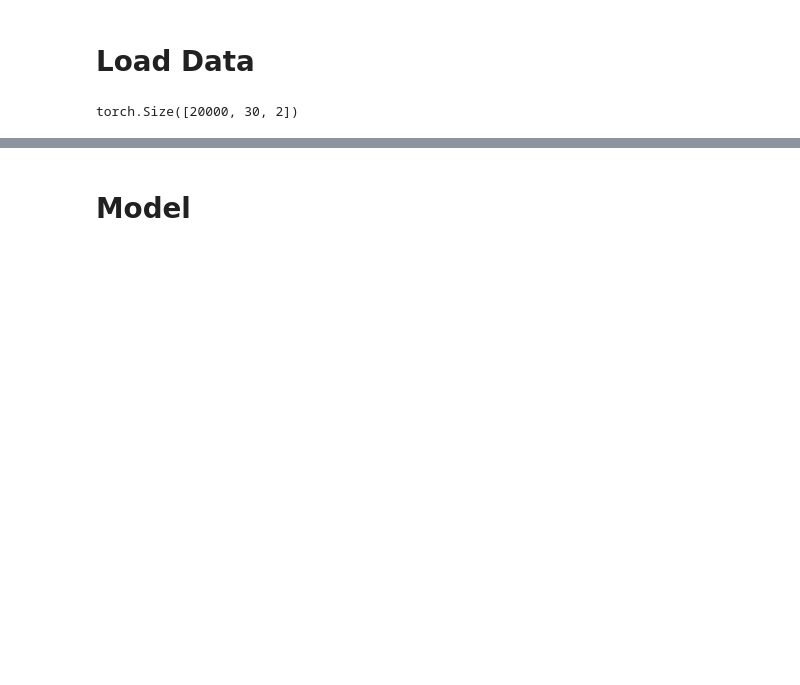
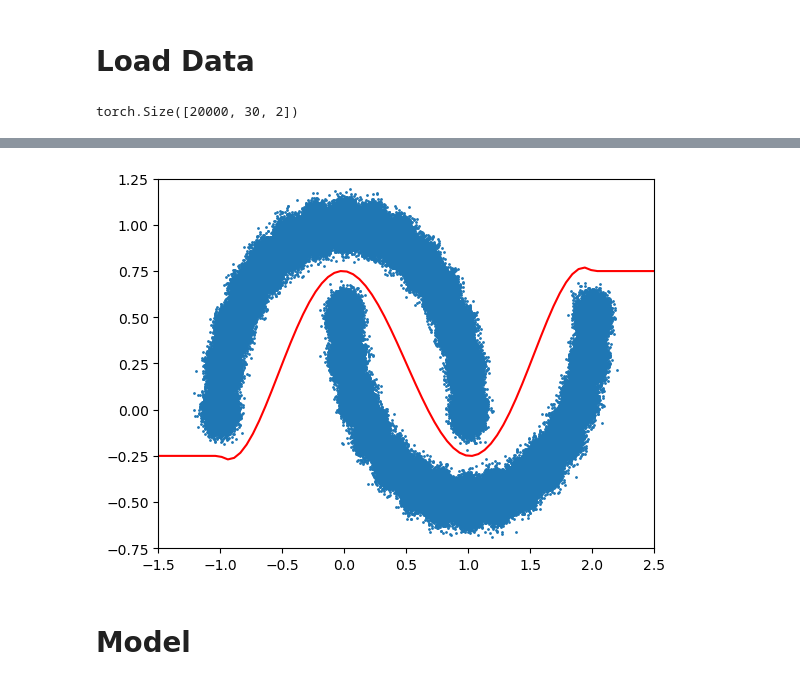
Before and after one commit to smsharma/jet-setting, a Jupyter notebook: notebooks/02_two_moons.ipynb, the cells around one changed output, grey strips where cells are left out. Cells and saved outputs as stored; diff of their text form; code cells hidden in the pictures; blank space fills up the shorter version.

```diff
--- a/notebooks/02_two_moons.ipynb
+++ b/notebooks/02_two_moons.ipynb
@@ -46,3 +66,12 @@ plt.show()
+# %%
+plt.scatter(data[:,:,0],data[:,:,1],s=1)
+xs = np.linspace(-2,3,100)
+plt.plot(xs,f_between_moons(xs), c="r")
+plt.xlim(-1.5,2.5)
+plt.ylim(-0.75,1.25)
+plt.show()
+# %% [output]
+[figure, added]
 # %% [markdown]
 # Model
 # %%
```
Also changed, not shown: parts of 14 cells of this notebook.
